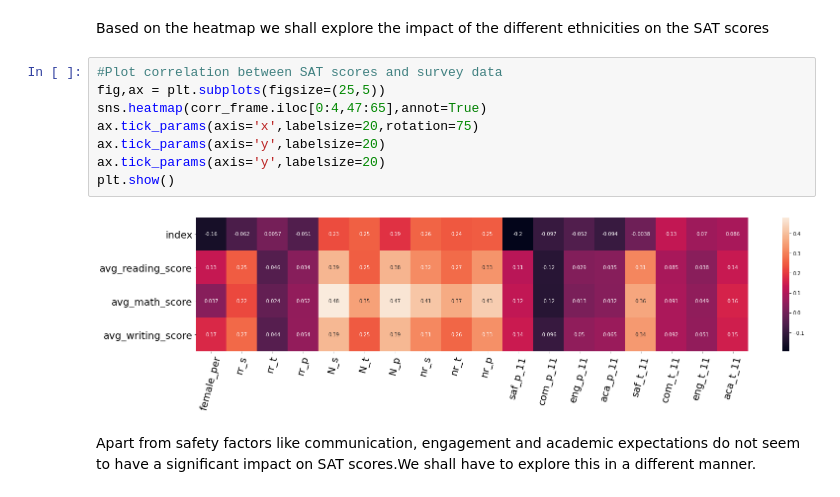
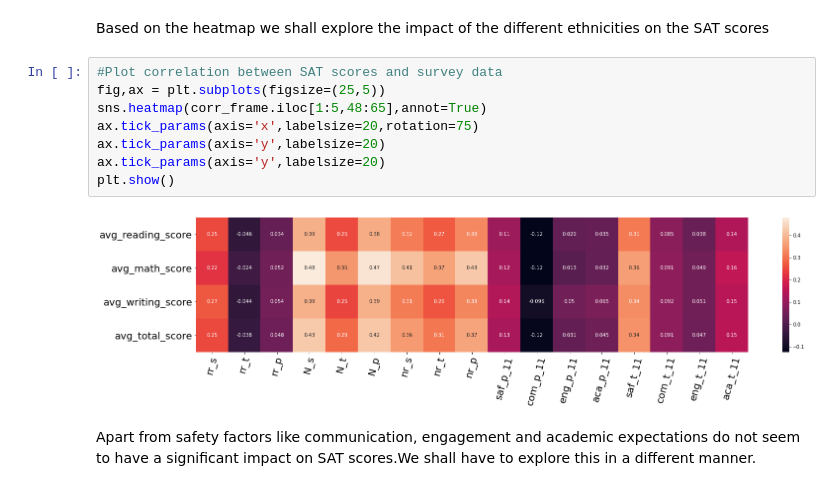
Before and after one commit to xcrusader/DQproject7, a Jupyter notebook: Impacts on SAT.ipynb, the cells around one changed output. Saved outputs shown, nothing was run; the diff lists cells and outputs as text.

```diff
--- a/Impacts on SAT.ipynb
+++ b/Impacts on SAT.ipynb
@@ -757,13 +680,13 @@ Based on the heatmap we shall explore the impact of the different ethnicities on
 # %%
 #Plot correlation between SAT scores and survey data
 fig,ax = plt.subplots(figsize=(25,5))
-sns.heatmap(corr_frame.iloc[0:4,47:65],annot=True)
+sns.heatmap(corr_frame.iloc[1:5,48:65],annot=True)
 ax.tick_params(axis='x',labelsize=20,rotation=75)
 ax.tick_params(axis='y',labelsize=20)
 ax.tick_params(axis='y',labelsize=20)
 plt.show()
 # %% [output]
-[figure, old version]
+[figure, new version]
 # %% [markdown]
 Apart from safety factors like communication, engagement and academic expectations do not seem to have a significant impact on SAT scores.We shall have to explore this in a different manner.
 # %% [markdown]
```
Also changed, not shown: parts of 37 cells of this notebook.
